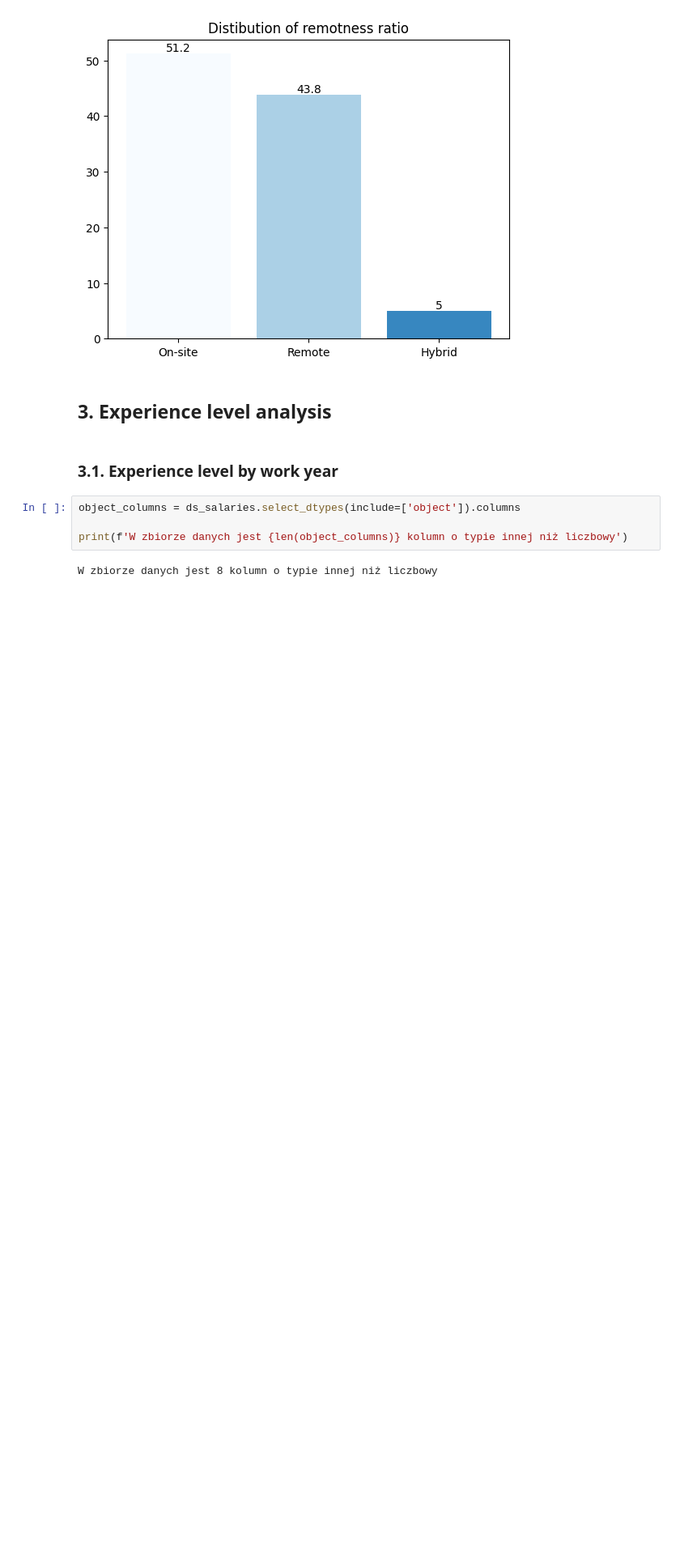
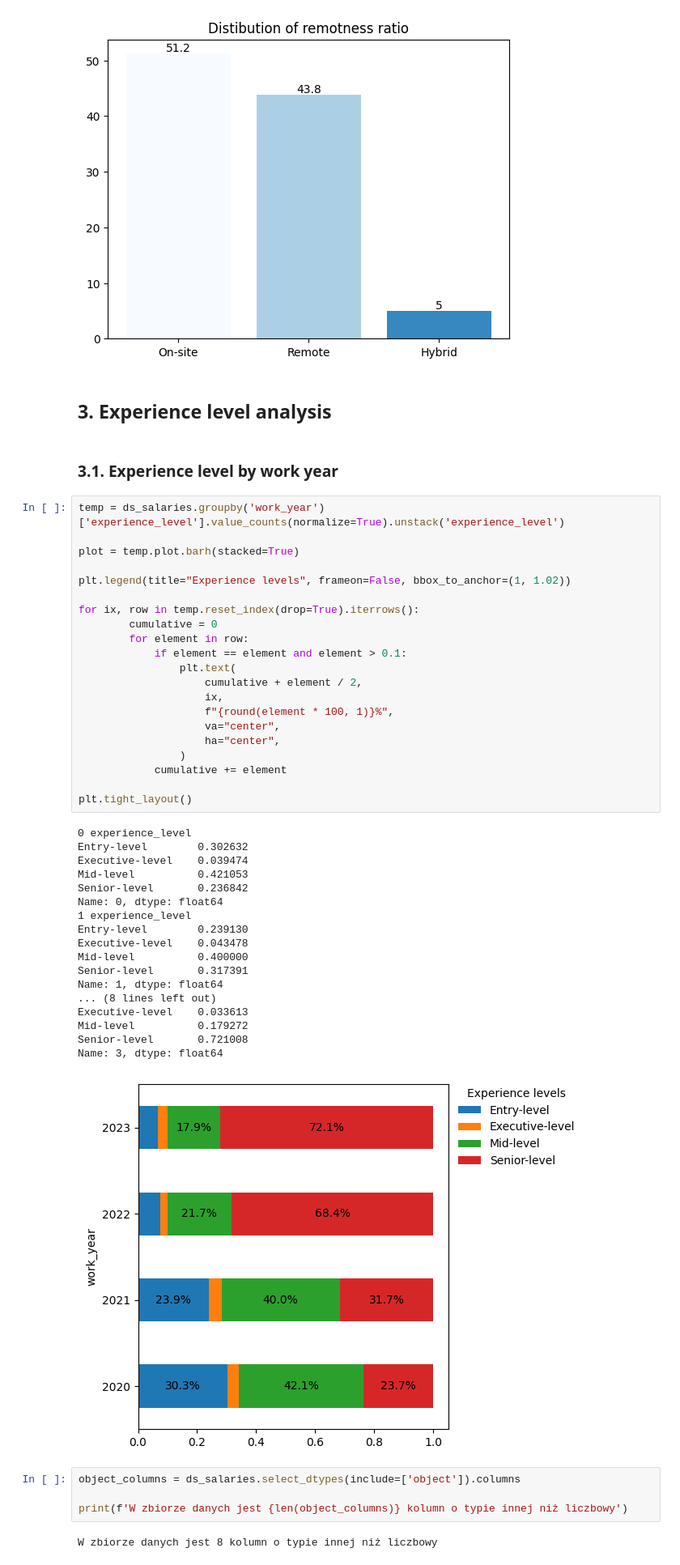
Before and after one commit to ST4N3R/eda_projects, a Jupyter notebook: Data_Science_salaries/main.ipynb, the cells around one changed output. Shown at 81% size. Saved outputs shown, nothing was run; the diff lists cells and outputs as text; blank space fills up the shorter version.

```diff
--- a/Data_Science_salaries/main.ipynb
+++ b/Data_Science_salaries/main.ipynb
@@ -321,6 +321,46 @@ plt.show()
 ## 3. Experience level analysis
 # %% [markdown]
 ### 3.1. Experience level by work year
+# %%
+temp = ds_salaries.groupby('work_year')['experience_level'].value_counts(normalize=True).unstack('experience_level')
+
+plot = temp.plot.barh(stacked=True)
+
+plt.legend(title="Experience levels", frameon=False, bbox_to_anchor=(1, 1.02))
+
+for ix, row in temp.reset_index(drop=True).iterrows():
+        cumulative = 0
+        for element in row:
+            if element == element and element > 0.1:
+                plt.text(
+                    cumulative + element / 2,
+                    ix,
+                    f"{round(element * 100, 1)}%",
+                    va="center",
+                    ha="center",
+                )
+            cumulative += element
+
+plt.tight_layout()
+# %% [output]
+0 experience_level
+Entry-level        0.302632
+Executive-level    0.039474
+Mid-level          0.421053
+Senior-level       0.236842
+Name: 0, dtype: float64
+1 experience_level
+Entry-level        0.239130
+Executive-level    0.043478
+Mid-level          0.400000
+Senior-level       0.317391
+Name: 1, dtype: float64
+... (8 lines left out)
+Executive-level    0.033613
+Mid-level          0.179272
+Senior-level       0.721008
+Name: 3, dtype: float64
+[figure, added]
 # %%
 object_columns = ds_salaries.select_dtypes(include=['object']).columns
 
```
Also changed, not shown: parts of 16 cells of this notebook.
